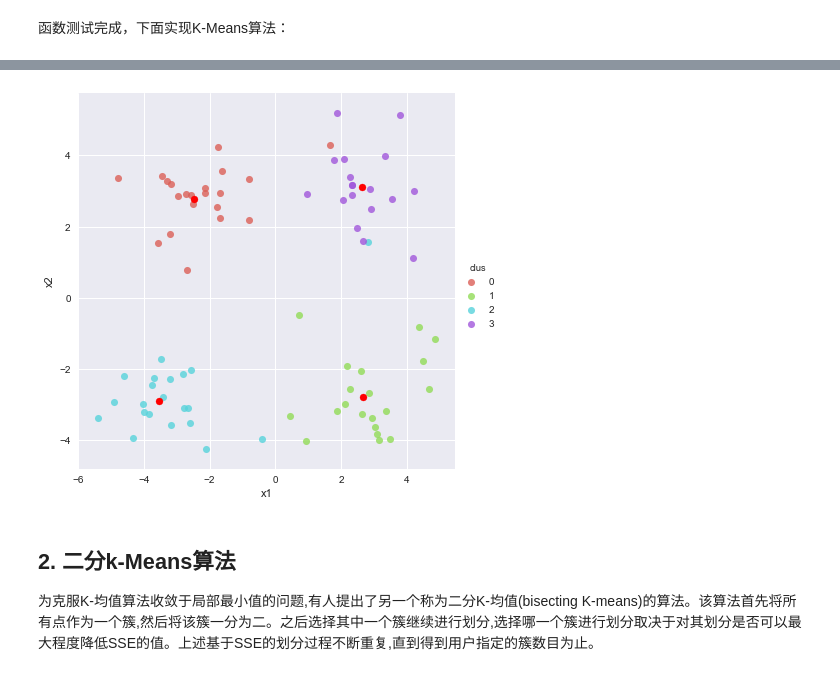
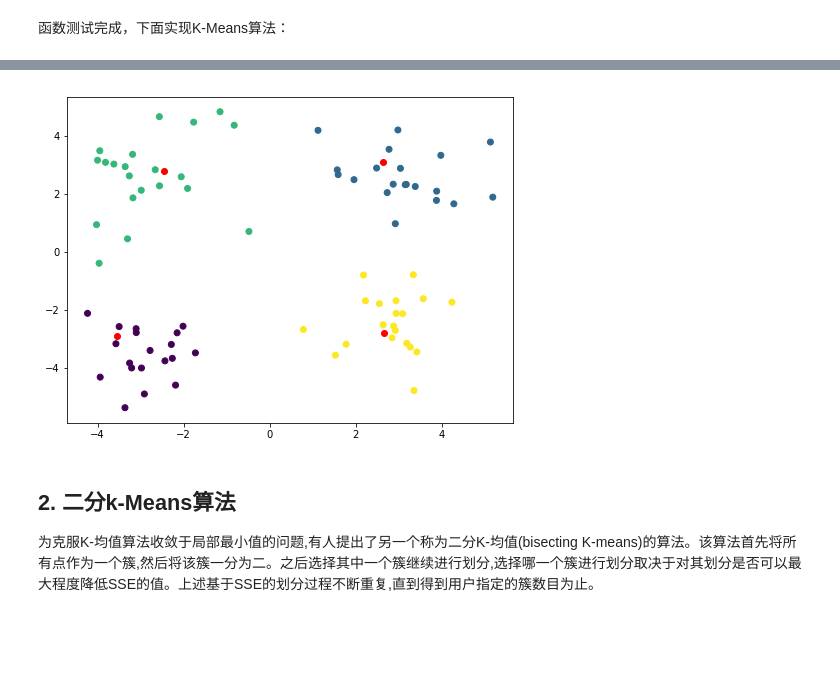
Before and after one commit to ViperBling/MLiA_Python3, a Jupyter notebook: Ch10/k-Means.ipynb, the cells around one changed output, grey strips where cells are left out. Saved outputs shown, nothing was run; the diff lists cells and outputs as text; code cells hidden in the pictures; blank space fills up the shorter version.

```diff
--- a/Ch10/k-Means.ipynb
+++ b/Ch10/k-Means.ipynb
@@ -119,21 +117,24 @@ myCentroids, clustAssing = kMeans(datMat, 4)
 # %%
-pltdf = pd.DataFrame(datMat)   # 转化成Dataframe
-# 由于目前还不知道怎么直接在np.array上增加元素，所以先转换成列表
-label = list(np.array(clustAssing[:, 0]).ravel().astype(int))
-label.insert(0, 0)
-# 转换成DataFrame，然后和上面得pltdf组成一个完整得DataFrame
-labeldf = pd.DataFrame(label)
-pltdata = pd.merge(pltdf, labeldf, left_index=True, right_index=True)
-pltdata.columns=['x1', 'x2', 'clus']   # 设置列标签
-sns.set(context='notebook', style='darkgrid', palette=sns.color_palette('hls', 4))
+# pltdf = pd.DataFrame(datMat)   # 转化成Dataframe
+# # 由于目前还不知道怎么直接在np.array上增加元素，所以先转换成列表
+# label = list(np.array(clustAssing[:, 0]).ravel().astype(int))
+# label.insert(0, 0)
+# # 转换成DataFrame，然后和上面得pltdf组成一个完整得DataFrame
+# labeldf = pd.DataFrame(label)
+# pltdata = pd.merge(pltdf, labeldf, left_index=True, right_index=True)
+# pltdata.columns=['x1', 'x2', 'clus']   # 设置列标签
+# sns.set(context='notebook', style='darkgrid', palette=sns.color_palette('hls', 4))
 
-sns.lmplot('x1', 'x2', data=pltdata,
-           hue='clus',
-           size=6, fit_reg=False, scatter_kws={"s": 50})
+# sns.lmplot('x1', 'x2', data=pltdata,
+#            hue='clus',
+#            size=6, fit_reg=False, scatter_kws={"s": 50})
+plt.figure(figsize=(8, 6))
+label = np.array(clustAssing[:, 0]).ravel().astype(int)
+plt.scatter(np.array(datMat)[:, 1], np.array(datMat)[:, 0], c=label)
 plt.scatter(np.array(myCentroids[:, 0]), np.array(myCentroids[:, 1]), c='r')
 plt.show()
 # %% [output]
-[figure, old version]
+[figure, new version]
 # %% [markdown]
 ## 2. 二分k-Means算法
 为克服K-均值算法收敛于局部最小值的问题,有人提出了另一个称为二分K-均值(bisecting K-means)的算法。该算法首先将所有点作为一个簇,然后将该簇一分为二。之后选择其中一个簇继续进行划分,选择哪一个簇进行划分取决于对其划分是否可以最大程度降低SSE的值。上述基于SSE的划分过程不断重复,直到得到用户指定的簇数目为止。
```
Also changed, not shown: parts of 10 cells of this notebook.
